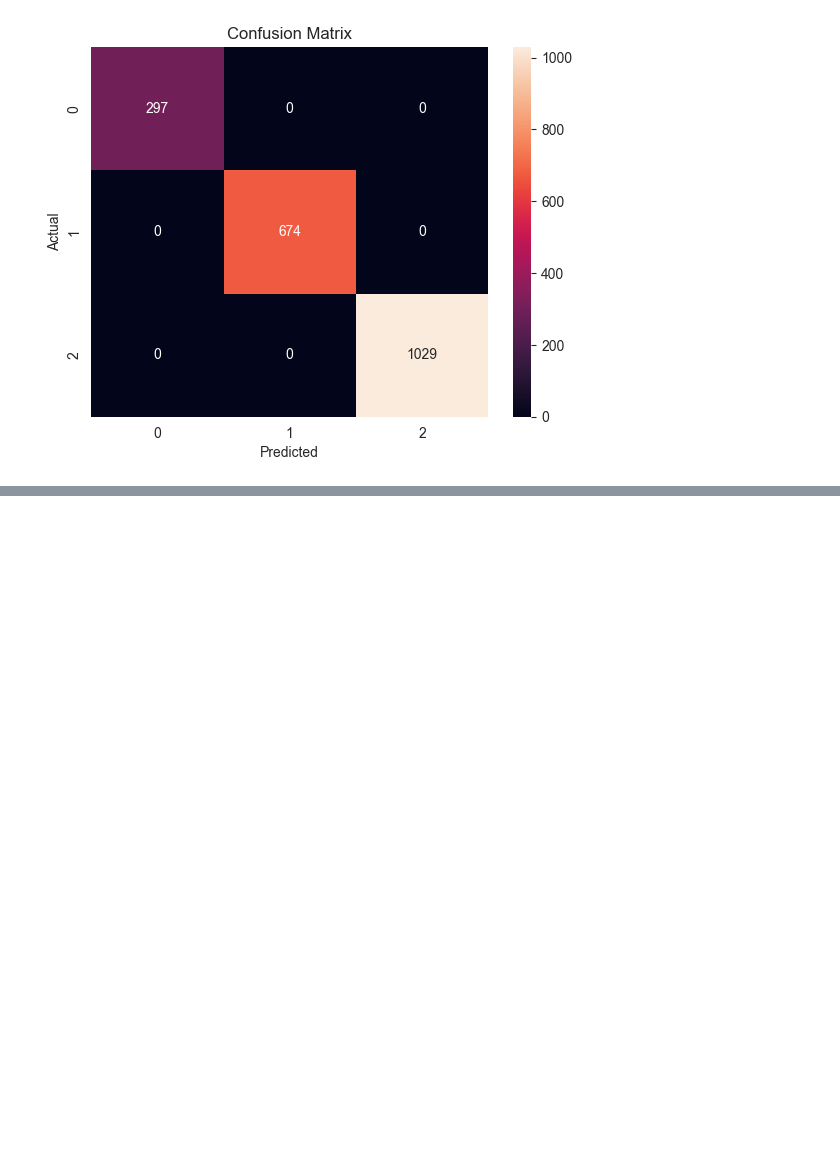
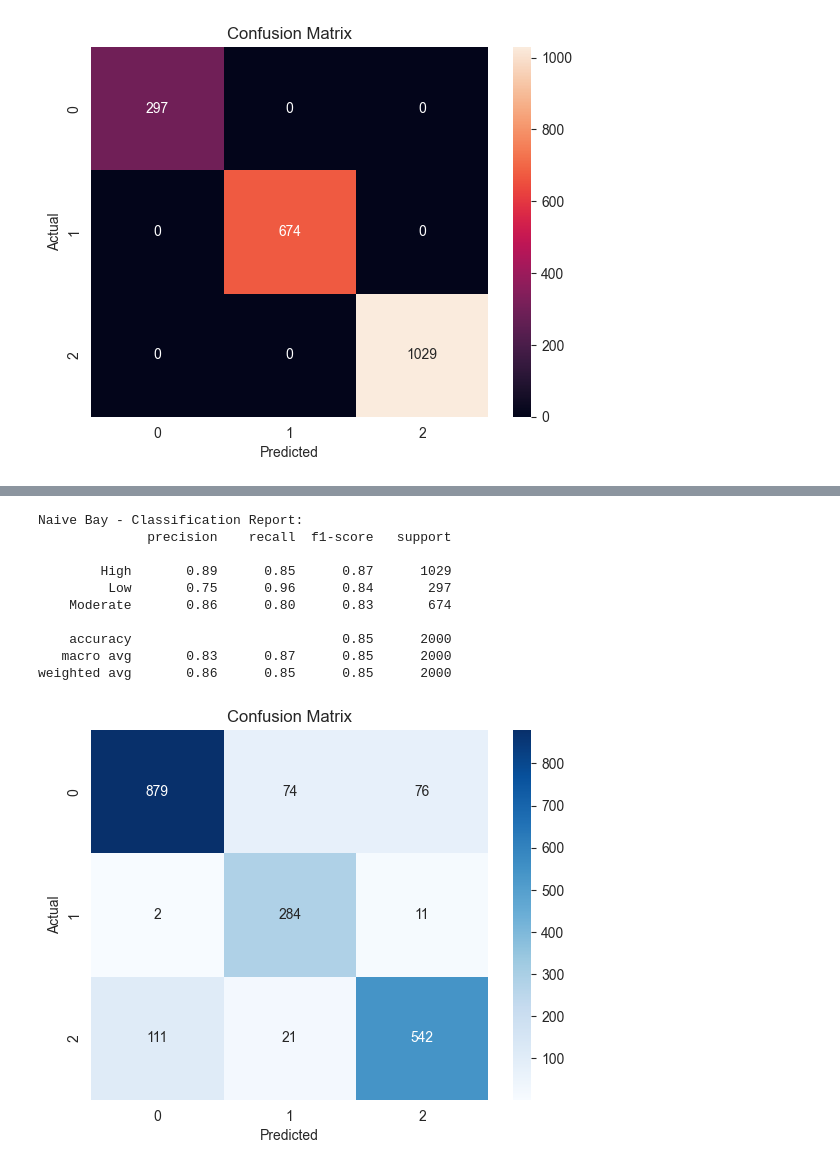
Before and after one commit to PabloGC1908/stress-predict, a Jupyter notebook: backend/ml-service/model/stress_eda.ipynb, the cells around one changed output, grey strips where cells are left out. Saved outputs shown, nothing was run; the diff lists cells and outputs as text; code cells hidden in the pictures; blank space fills up the shorter version.

```diff
--- a/backend/ml-service/model/stress_eda.ipynb
+++ b/backend/ml-service/model/stress_eda.ipynb
@@ -185,0 +250,19 @@ plt.show()
+# %%
+from sklearn.naive_bayes import GaussianNB
+
+nb_model = GaussianNB()
+nb_model.fit(X_train,y_train)
+print("Naive Bay - Classification Report:")
+evaluate_model(nb_model, X_test, y_test)
+# %% [output]
+Naive Bay - Classification Report:
+              precision    recall  f1-score   support
+
+        High       0.89      0.85      0.87      1029
+         Low       0.75      0.96      0.84       297
+    Moderate       0.86      0.80      0.83       674
+
+    accuracy                           0.85      2000
+   macro avg       0.83      0.87      0.85      2000
+weighted avg       0.86      0.85      0.85      2000
+[figure, added]
```
Also changed, not shown: parts of 6 cells of this notebook, 2 other files.
